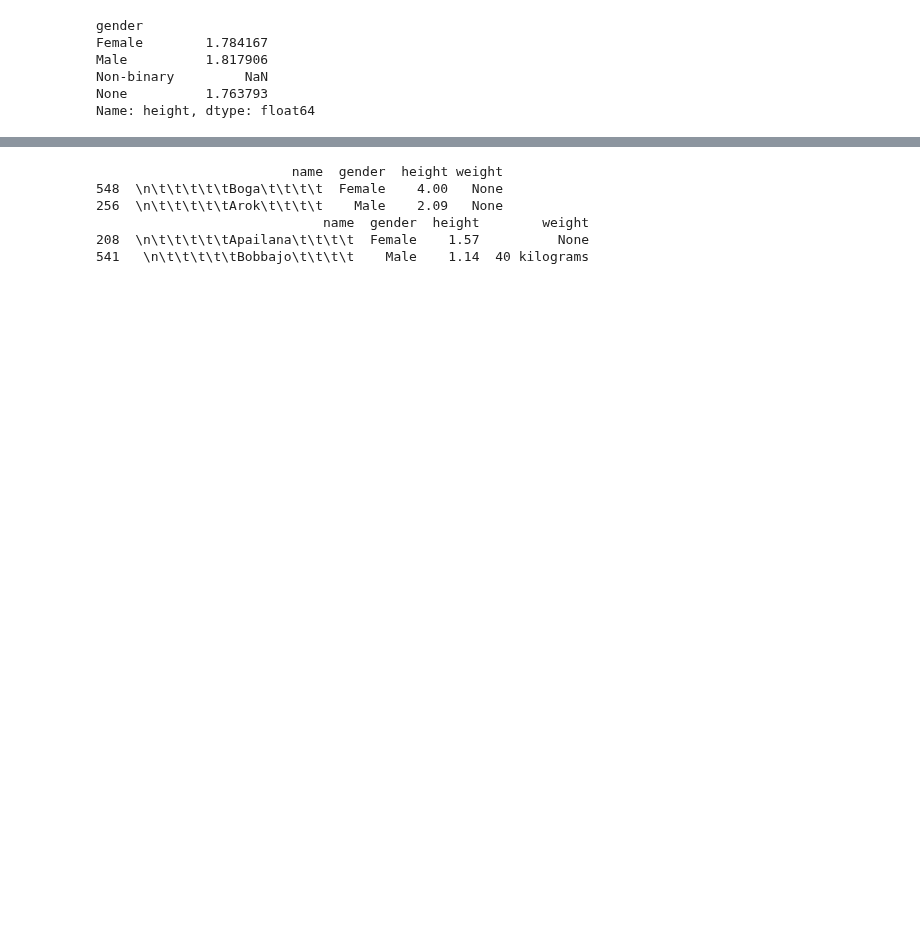
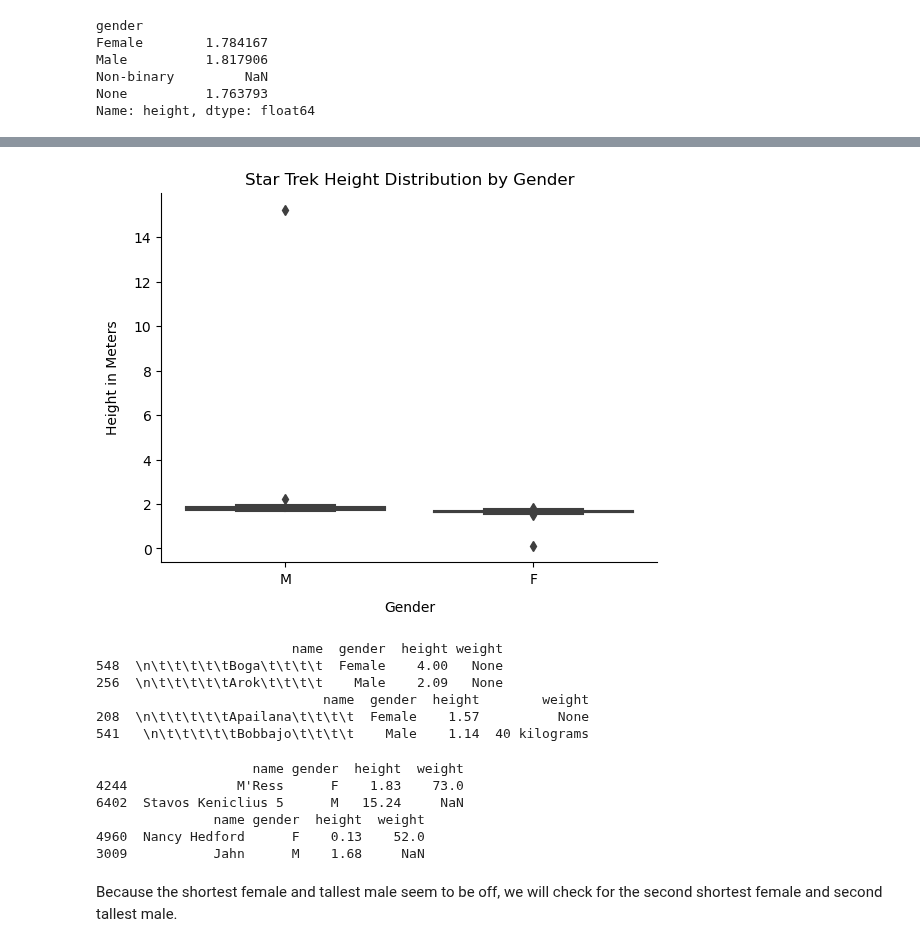
Before and after one commit to wesiswes629/wookiestapi, a Jupyter notebook: notebooks/all_characters.ipynb, the cells around one changed output, grey strips where cells are left out. Cells and saved outputs as stored; diff of their text form; code cells hidden in the pictures; blank space fills up the shorter version.

```diff
--- a/notebooks/all_characters.ipynb
+++ b/notebooks/all_characters.ipynb
@@ -246,0 +241,5 @@ print(sw_height)
+# %%
+# Convert average height to meters to be consistent
+stc_updated['height'] = stc_updated['height'] / 100
+st_height = stc_updated['height'].mean()
+print(st_height)
@@ -275,3 +293,18 @@ sns.despine()
+# %%
+# Create Star Trek height distribution by gender using a box plot
+ax = sns.boxplot(x='gender', y = 'height', data=stc_updated)
+
+# Move the x and y axis labels
+ax.set_xlabel('Gender', labelpad=10)
+ax.set_ylabel('Height in Meters', labelpad=10)
+
+# Add title to the plot
+ax.set_title('Star Trek Height Distribution by Gender')
+
+# Show the plot
+sns.despine()
+# %% [output]
+[figure, added]
 # %%
 # Identify Tallest and Shortest Male and Female in Star Wars
 swh_tallest = filtered_sw_height.groupby('gender')['height'].idxmax()
@@ -290,3 +323,23 @@ print(swshortest)
                              name  gender  height        weight
 208  \n\t\t\t\t\tApailana\t\t\t\t  Female    1.57          None
 541   \n\t\t\t\t\tBobbajo\t\t\t\t    Male    1.14  40 kilograms
+# %%
+# Identify Tallest and Shortest Male and Female in Star Trek
+sth_tallest = stc_updated.groupby('gender')['height'].idxmax()
+sttallest = stc_updated.loc[sth_tallest]
+
+sth_shortest = stc_updated.groupby('gender')['height'].idxmin()
+stshortest = stc_updated.loc[sth_shortest]
+
+# The tallest and shortest male and female
+print(sttallest)
+print(stshortest)
+# %% [output]
+                    name gender  height  weight
+4244              M'Ress      F    1.83    73.0
+6402  Stavos Keniclius 5      M   15.24     NaN
+               name gender  height  weight
+4960  Nancy Hedford      F    0.13    52.0
+3009           Jahn      M    1.68     NaN
+# %% [markdown]
+Because the shortest female and tallest male seem to be off, we will check for the second shortest female and second tallest male.
```
Also changed, not shown: parts of 7 cells of this notebook.
